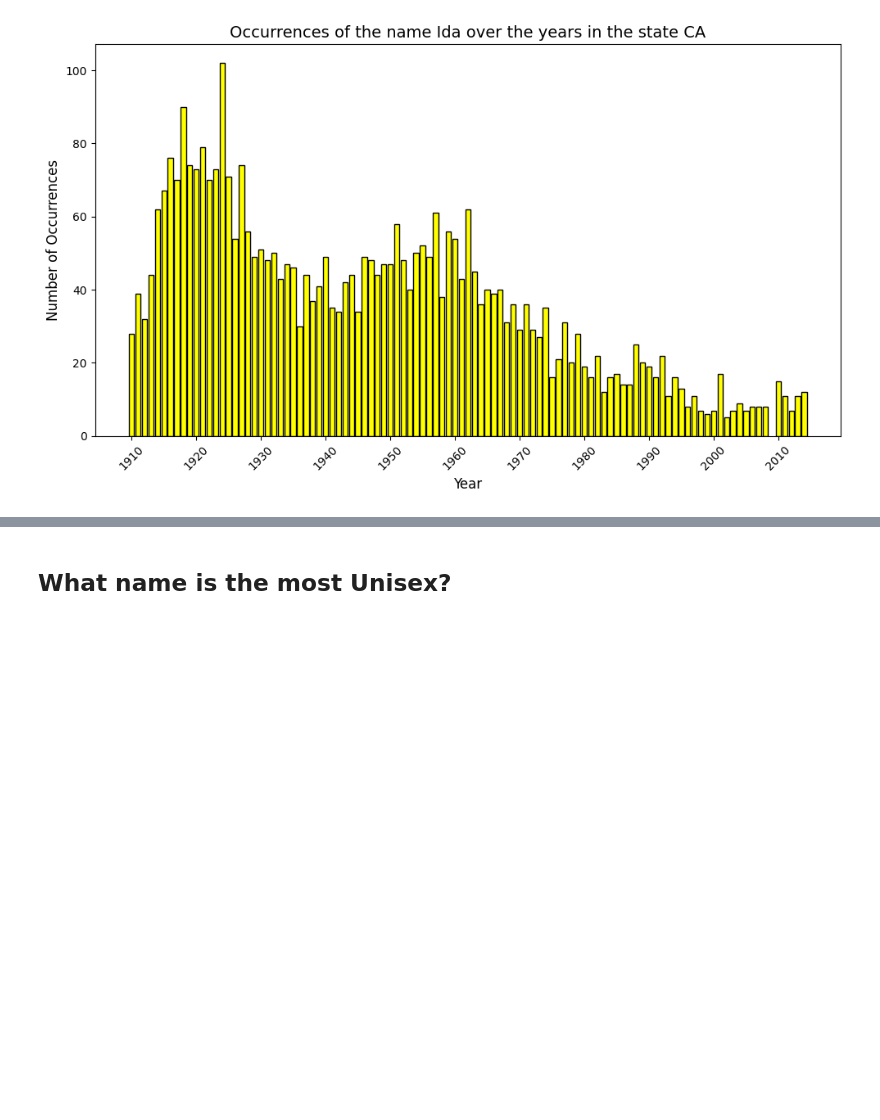
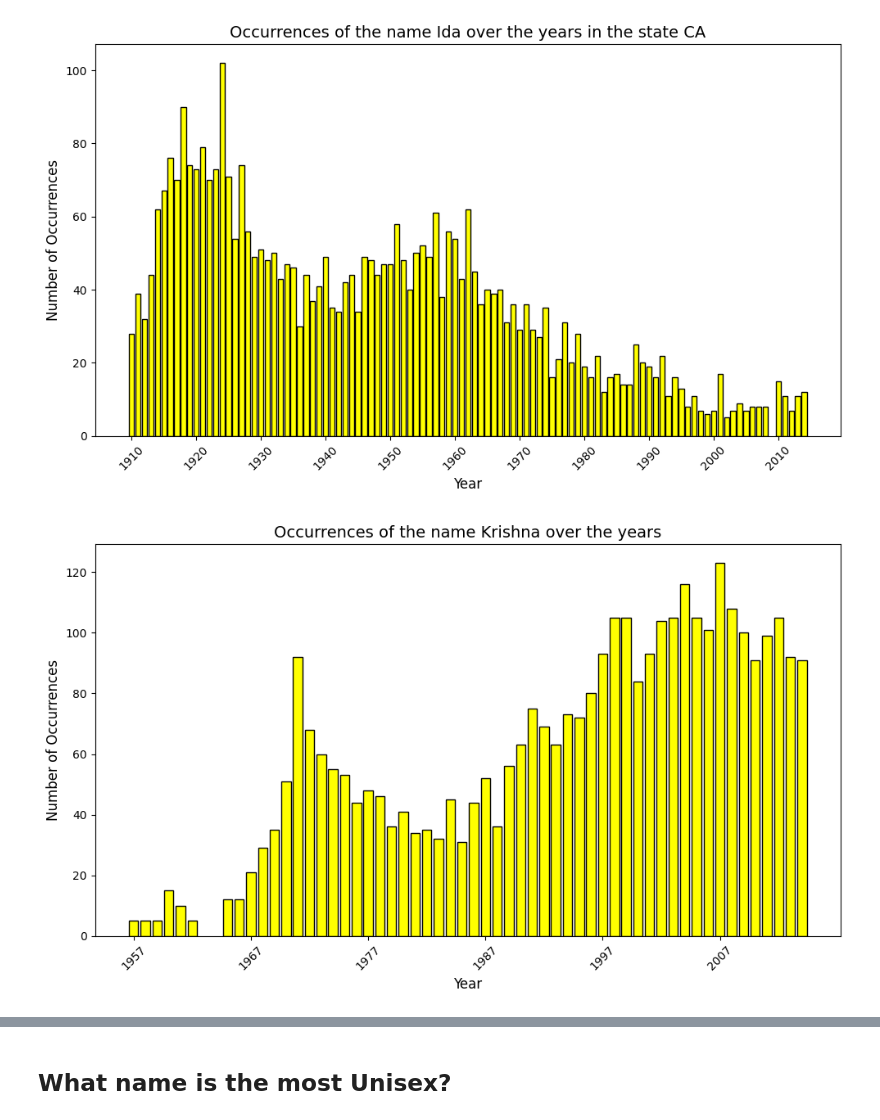
Before and after one commit to matej-kosiba/STRV_test_project, a Jupyter notebook: jupyter.ipynb, the cells around one changed output, grey strips where cells are left out. Cells and saved outputs as stored; diff of their text form; code cells hidden in the pictures; blank space fills up the shorter version.

```diff
--- a/jupyter.ipynb
+++ b/jupyter.ipynb
@@ -130,3 +131,8 @@ plot_name_occurance_change_over_time(name = 'Ida', dataset = 'National', state =
 plot_name_occurance_change_over_time(name = 'Ida', dataset = 'State', state = 'CA')
 # %% [output]
 [figure]
+# %%
+
+plot_name_occurance_change_over_time(name = 'Krishna', dataset = 'National', state = None)
+# %% [output]
+[figure, added]
```
Also changed, not shown: parts of 42 cells of this notebook.
